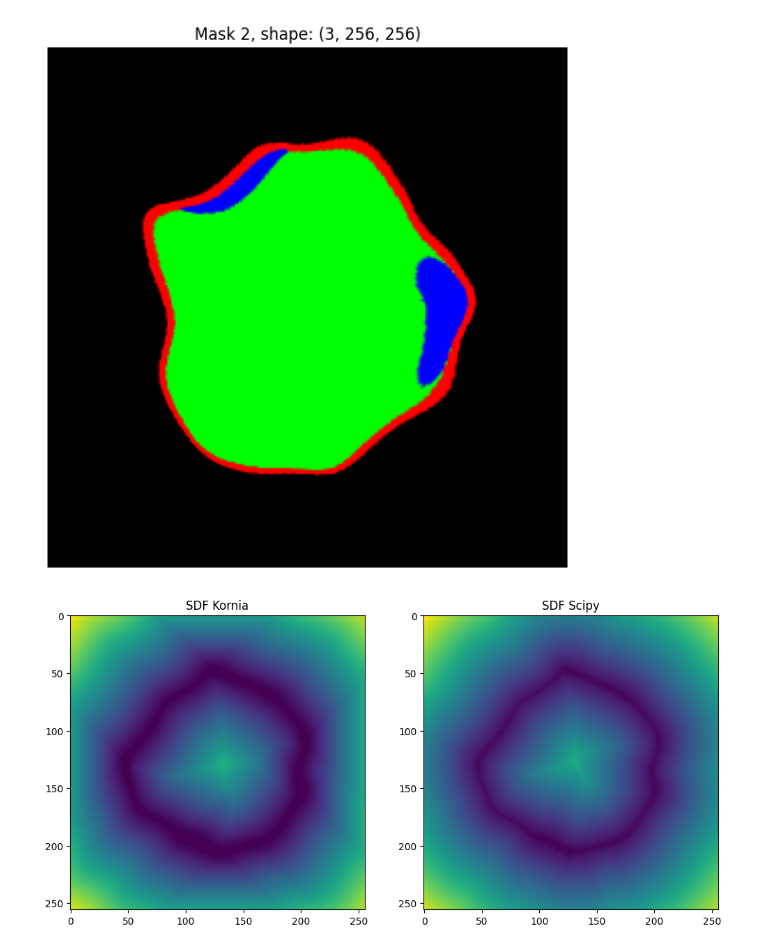
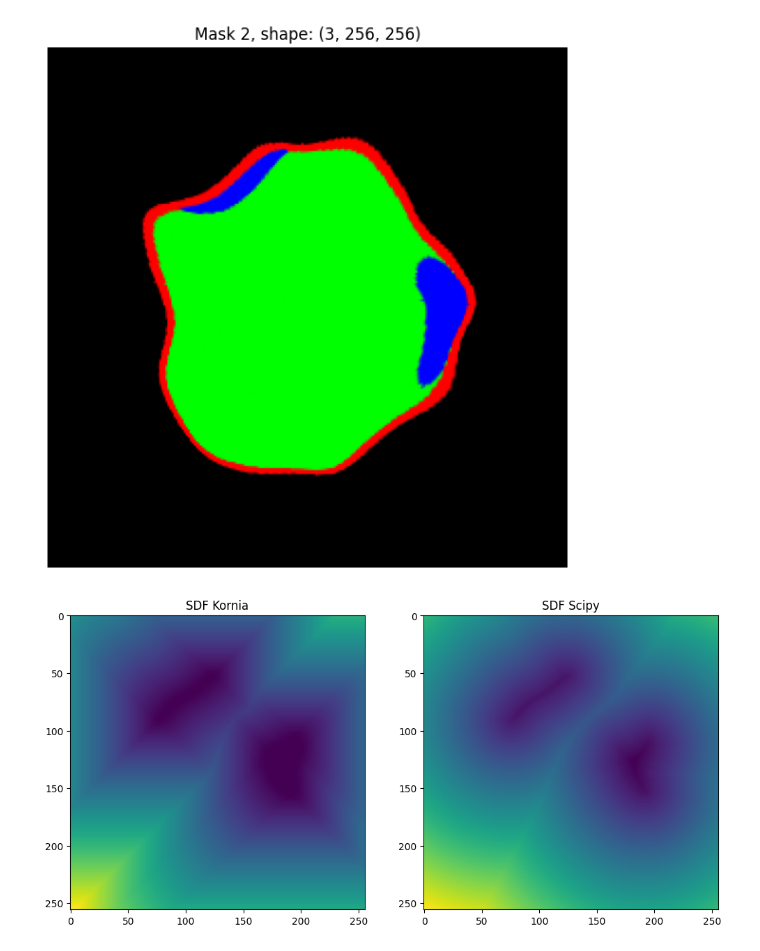
Before and after one commit to majklost/ctu-constraints, a Jupyter notebook: notebooks/ex3/losses.ipynb, the cells around one changed output. Saved outputs shown, nothing was run; the diff lists cells and outputs as text; code cells hidden in the pictures.

```diff
--- a/notebooks/ex3/losses.ipynb
+++ b/notebooks/ex3/losses.ipynb
@@ -113,12 +113,12 @@ for i in range(3):
 # %%
 from matplotlib import pyplot as plt
 # for first image show sdf_kornia and sdf_scipy side by side
 fig, axs = plt.subplots(1, 2, figsize=(12, 6))
-axs[0].imshow(sdf_kornia[0,0],)
+axs[0].imshow(sdf_kornia[0,2],)
 axs[0].set_title('SDF Kornia')
-axs[1].imshow(sdf_scipy[0,0])
+axs[1].imshow(sdf_scipy[0,2])
 axs[1].set_title('SDF Scipy')
 # show colorbar for both subplots
 plt.show()
 # %% [output]
-[figure, old version]
+[figure, new version]
```
Also changed, not shown: 2 other files.
